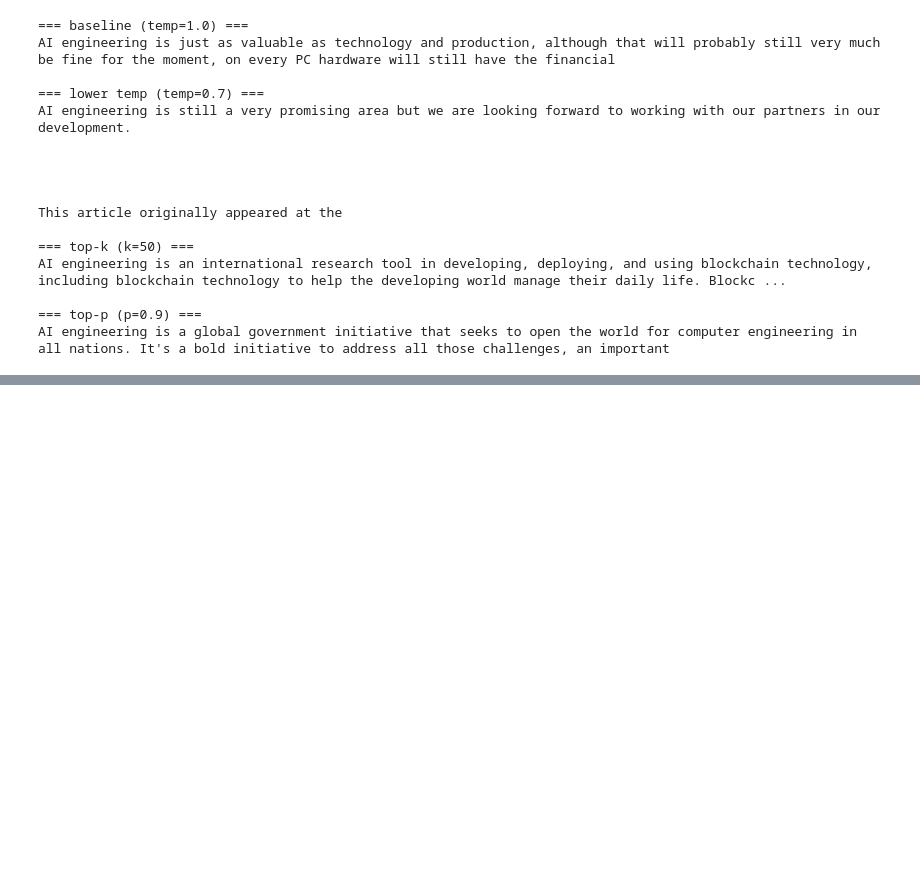
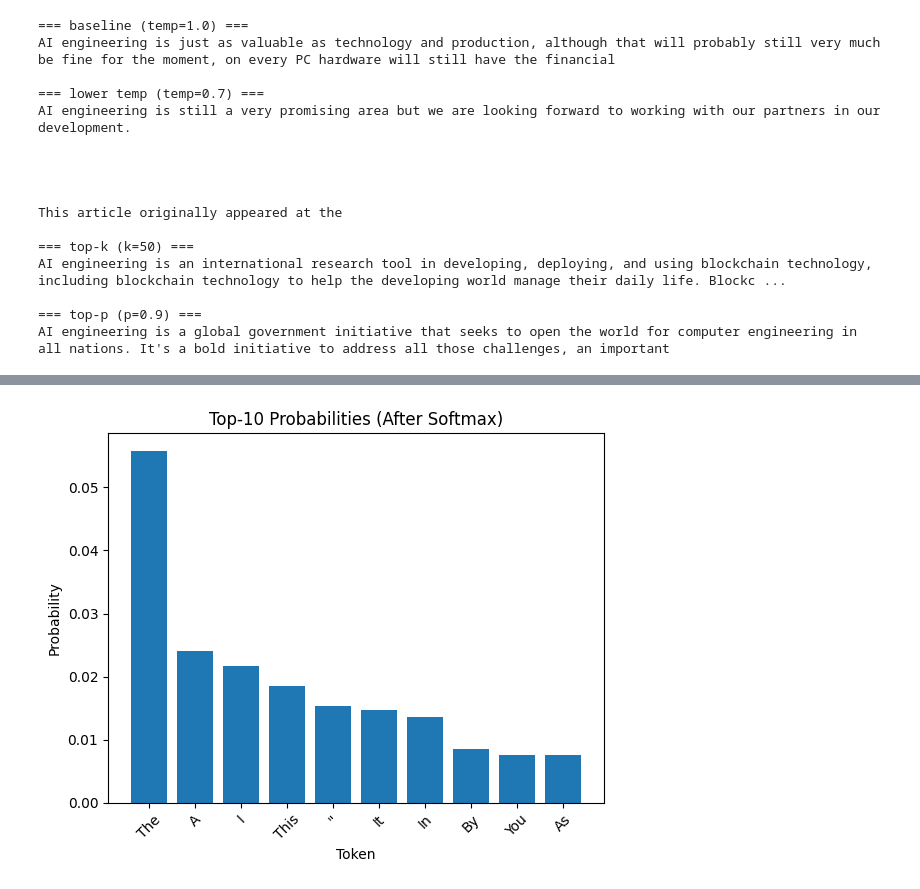
Before and after one commit to KamelHawila/company-knowledge-assistant, a Jupyter notebook: notebooks/01_llm_fundamentals.ipynb, the cells around one changed output, grey strips where cells are left out. Drawn from its saved outputs; the diff is of its cells as text; code cells hidden in the pictures; blank space fills up the shorter version.

```diff
--- a/notebooks/01_llm_fundamentals.ipynb
+++ b/notebooks/01_llm_fundamentals.ipynb
@@ -348,0 +368,10 @@ AI engineering is a global government initiative that seeks to open the world fo
+# %%
+plt.figure()
+plt.bar(tokens, top_probs.detach().cpu())
+plt.title("Top-10 Probabilities (After Softmax)")
+plt.xlabel("Token")
+plt.ylabel("Probability")
+plt.xticks(rotation=45)
+plt.show()
+# %% [output]
+[figure, added]
```
Also changed, not shown: parts of 3 cells of this notebook.
